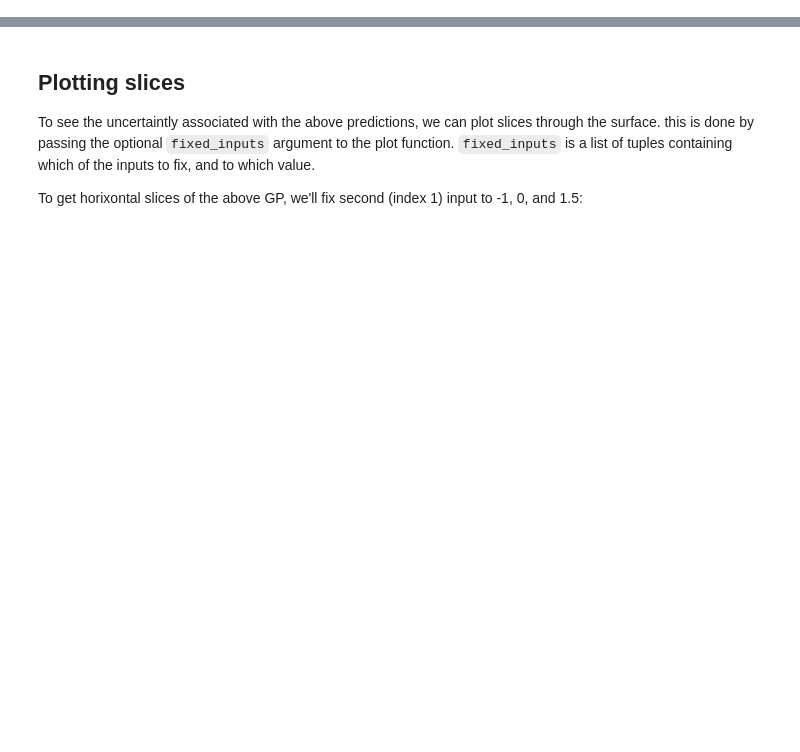
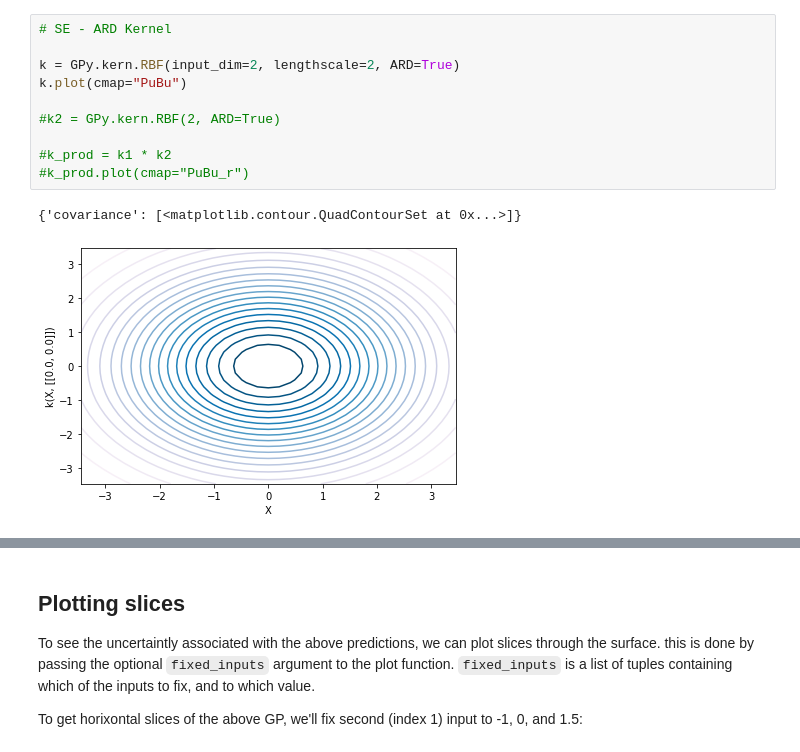
Before and after one commit to jwwtc/code, a Jupyter notebook: gaussian_process_regression/twod_gp.ipynb, the cells around one changed output, grey strips where cells are left out. Drawn from its saved outputs; the diff is of its cells as text; blank space fills up the shorter version.

```diff
--- a/gaussian_process_regression/twod_gp.ipynb
+++ b/gaussian_process_regression/twod_gp.ipynb
@@ -64 +72,14 @@ k_prod.plot()
+# %%
+# SE - ARD Kernel
+
+k = GPy.kern.RBF(input_dim=2, lengthscale=2, ARD=True)
+k.plot(cmap="PuBu")
+
+#k2 = GPy.kern.RBF(2, ARD=True)
+
+#k_prod = k1 * k2
+#k_prod.plot(cmap="PuBu_r")
+# %% [output]
+{'covariance': [<matplotlib.contour.QuadContourSet at 0x...>]}
+[figure, added]
 # %%
```
Also changed, not shown: parts of 29 cells of this notebook, 3 other files.
